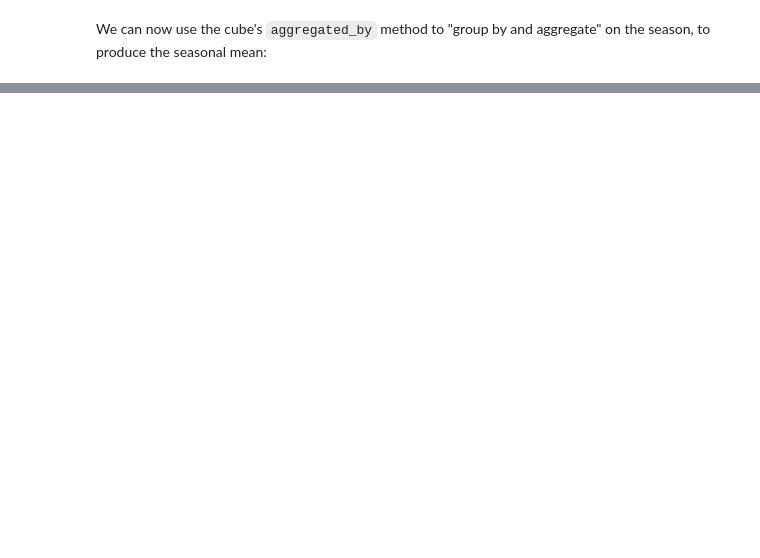
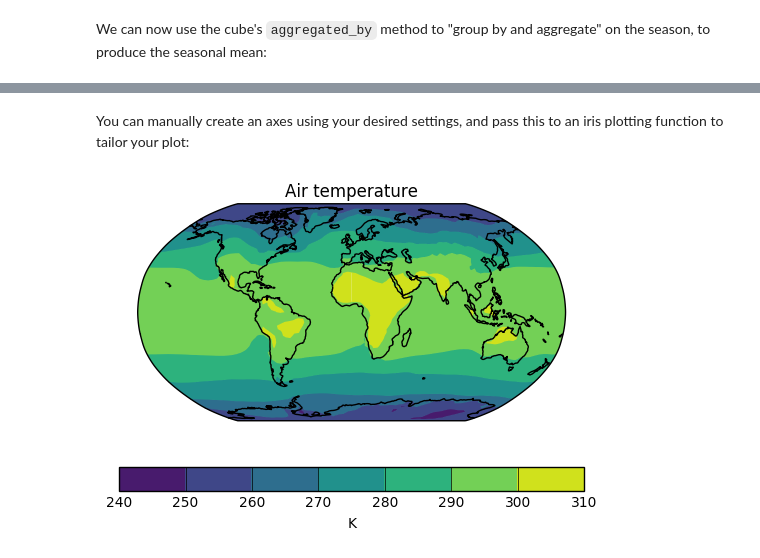
Before and after one commit to duncanwp/python_for_climate_scientists, a Jupyter notebook: course_content/notebooks/iris_short_intro.ipynb, the cells around one changed output, grey strips where cells are left out. Saved outputs shown, nothing was run; the diff lists cells and outputs as text; code cells hidden in the pictures; blank space fills up the shorter version.

```diff
--- a/course_content/notebooks/iris_short_intro.ipynb
+++ b/course_content/notebooks/iris_short_intro.ipynb
@@ -435,0 +726,14 @@ print(cube.coord('year'))
+# %% [markdown]
+You can manually create an axes using your desired settings, and pass this to an iris plotting function to tailor your plot:
+# %%
+import cartopy.crs as ccrs
+import matplotlib.pyplot as plt
+
+ax = plt.axes(projection=ccrs.Robinson())
+ax.set_global()
+ax.coastlines()
+
+qplt.contourf(cube, axes=ax, cmap='viridis')
+qplt.show()
+# %% [output]
+[figure, added]
```
Also changed, not shown: parts of 134 cells of this notebook, 1 other file.
